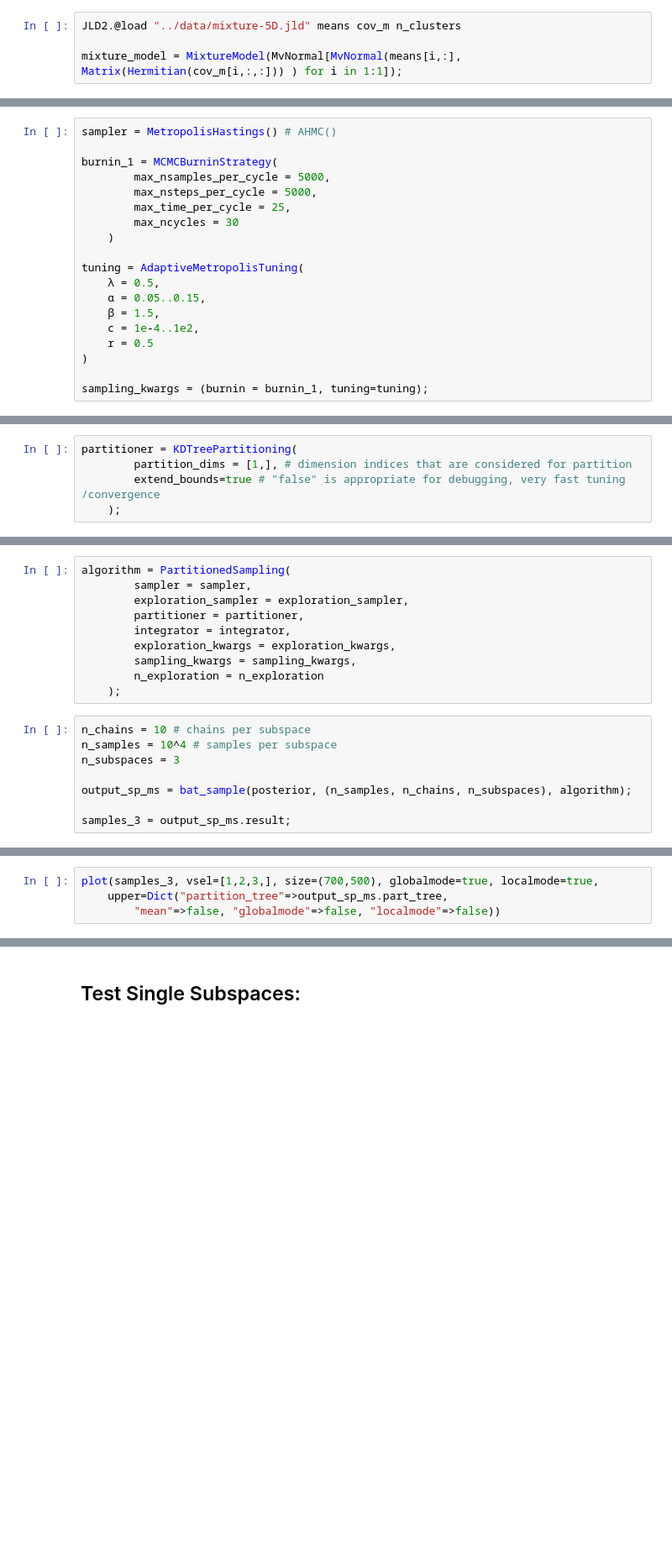
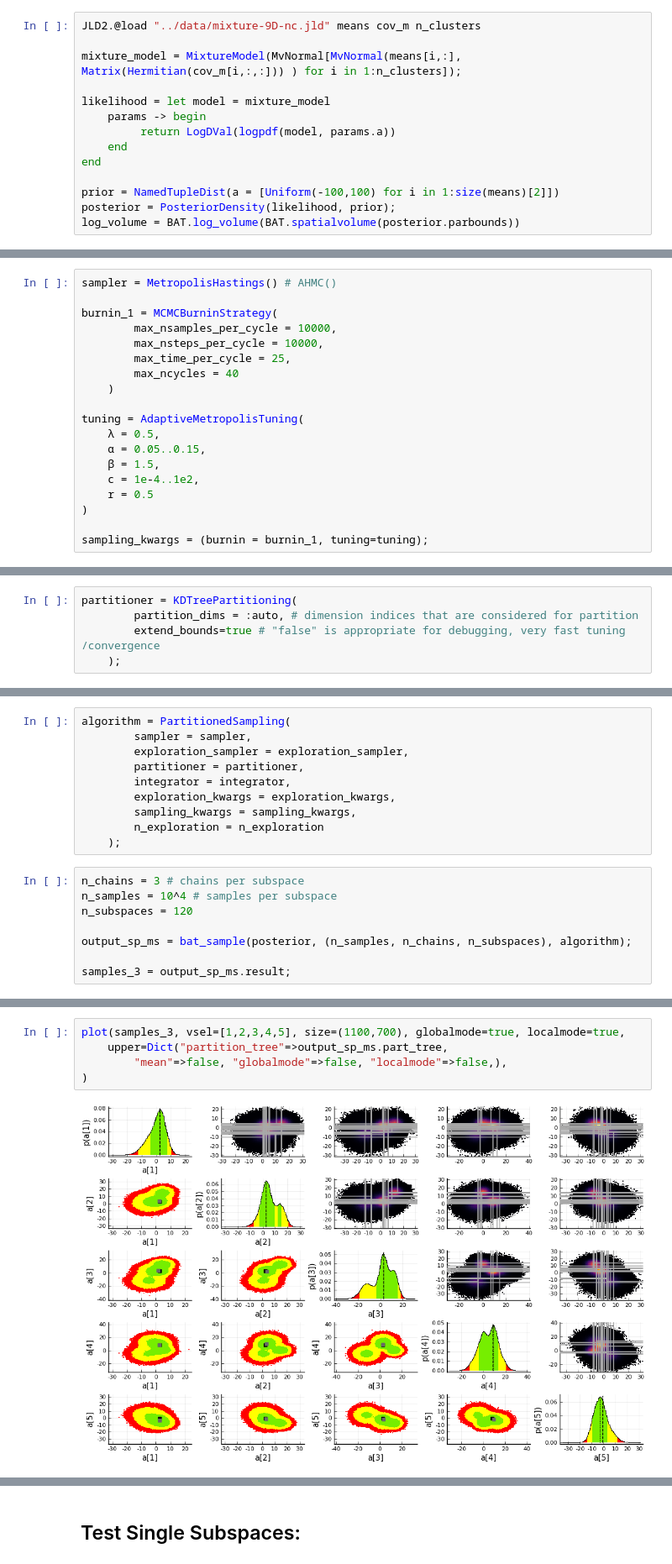
Before and after one commit to VasylHafych/Parallel_Sampling, a Jupyter notebook: notebooks/3-Partitioned_Sampling_Tests-Copy1.ipynb, the cells around one changed output, grey strips where cells are left out. Shown at 84% size. Cells and saved outputs as stored; diff of their text form; blank space fills up the shorter version.

```diff
--- a/notebooks/3-Partitioned_Sampling_Tests-Copy1.ipynb
+++ b/notebooks/3-Partitioned_Sampling_Tests-Copy1.ipynb
@@ -25,6 +27,16 @@ using BAT
 # %% [markdown]
 Let us use a mixture of 4 normal distribution with random  covariance matrices as a model:
 # %%
-JLD2.@load "../data/mixture-5D.jld" means cov_m n_clusters
+JLD2.@load "../data/mixture-9D-nc.jld" means cov_m n_clusters
 
-mixture_model = MixtureModel(MvNormal[MvNormal(means[i,:], Matrix(Hermitian(cov_m[i,:,:])) ) for i in 1:1]);
+mixture_model = MixtureModel(MvNormal[MvNormal(means[i,:], Matrix(Hermitian(cov_m[i,:,:])) ) for i in 1:n_clusters]);
+
+likelihood = let model = mixture_model
+    params -> begin
+         return LogDVal(logpdf(model, params.a))
+    end
+end
+
+prior = NamedTupleDist(a = [Uniform(-100,100) for i in 1:size(means)[2]])
+posterior = PosteriorDensity(likelihood, prior);
+log_volume = BAT.log_volume(BAT.spatialvolume(posterior.parbounds))
@@ -49,10 +81,10 @@ log_volume = BAT.log_volume(BAT.spatialvolume(posterior.parbounds))
 sampler = MetropolisHastings() # AHMC()
 
 burnin_1 = MCMCBurninStrategy(
-        max_nsamples_per_cycle = 5000,
-        max_nsteps_per_cycle = 5000,
+        max_nsamples_per_cycle = 10000,
+        max_nsteps_per_cycle = 10000,
         max_time_per_cycle = 25,
-        max_ncycles = 30
+        max_ncycles = 40
     )
 
 tuning = AdaptiveMetropolisTuning(
@@ -83,7 +115,7 @@ n_exploration = (10^2, 40);
 Space partitioning can be done using `BAT.KDTreePartitioning` algorithm
 # %%
 partitioner = KDTreePartitioning(
-        partition_dims = [1,], # dimension indices that are considered for partition
+        partition_dims = :auto, # dimension indices that are considered for partition
         extend_bounds=true # "false" is appropriate for debugging, very fast tuning /convergence
     );
 # %% [markdown]
@@ -111,9 +143,9 @@ algorithm = PartitionedSampling(
         n_exploration = n_exploration
     );
 # %%
-n_chains = 10 # chains per subspace
+n_chains = 3 # chains per subspace
 n_samples = 10^4 # samples per subspace
-n_subspaces = 3
+n_subspaces = 120
 
 output_sp_ms = bat_sample(posterior, (n_samples, n_chains, n_subspaces), algorithm);
 
@@ -128,4 +196,7 @@ flat_bounds = BAT.get_tree_par_bounds(output_sp_ms.part_tree)
 # %%
-plot(samples_3, vsel=[1,2,3,], size=(700,500), globalmode=true, localmode=true,
+plot(samples_3, vsel=[1,2,3,4,5], size=(1100,700), globalmode=true, localmode=true,
     upper=Dict("partition_tree"=>output_sp_ms.part_tree,
-        "mean"=>false, "globalmode"=>false, "localmode"=>false))
+        "mean"=>false, "globalmode"=>false, "localmode"=>false,),
+)
+# %% [output]
+[figure, added]
```
Also changed, not shown: parts of 20 cells of this notebook, 9 other files.
